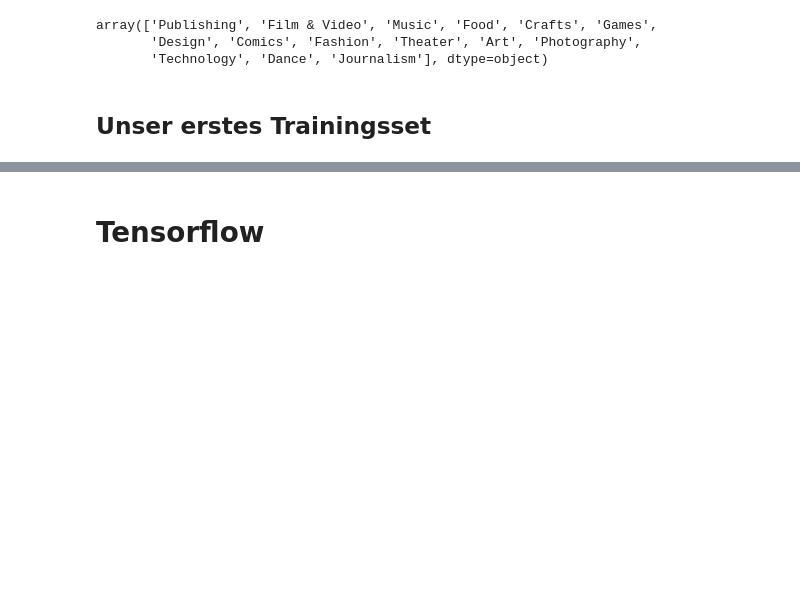
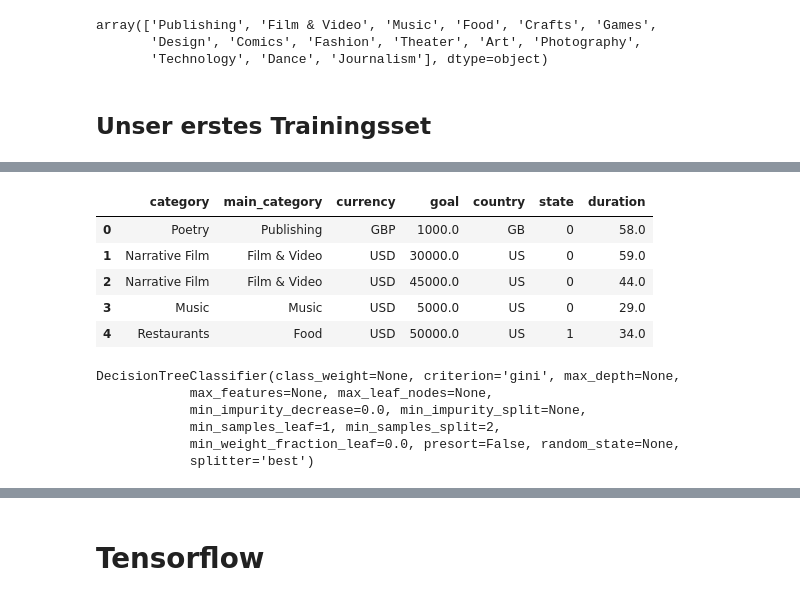
Before and after one commit to solutionfinders/PythonforAI, a Jupyter notebook: PythonforAI.ipynb, the cells around one changed output, grey strips where cells are left out. Cells and saved outputs as stored; diff of their text form; code cells hidden in the pictures; blank space fills up the shorter version.

```diff
--- a/PythonforAI.ipynb
+++ b/PythonforAI.ipynb
@@ -488,0 +660,3 @@ X_train, X_test, y_train, y_test = train_test_split(
+# %%
+kickstarter_third["deadline"] = pd.to_datetime(kickstarter_third["deadline"])
+kickstarter_third["launched"] = pd.to_datetime(kickstarter_third["launched"])
@@ -488,0 +689,2 @@ X_train, X_test, y_train, y_test = train_test_split(
+# %%
+kickstarter_third["duration"] = kickstarter_third["deadline"] - kickstarter_third["launched"]
@@ -488,0 +697,2 @@ X_train, X_test, y_train, y_test = train_test_split(
+# %%
+kickstarter_third["duration"] = kickstarter_third.duration.astype('timedelta64[D]')
@@ -488,0 +705,2 @@ X_train, X_test, y_train, y_test = train_test_split(
+# %%
+kickstarter_third.drop(["deadline", "launched"], axis =1, inplace = True)
@@ -488,0 +800,9 @@ X_train, X_test, y_train, y_test = train_test_split(
+# %%
+kickstarter_third.head()
+# %% [output]
+|  | category | main_category | currency | goal | country | state | duration |
+| 0 | Poetry | Publishing | GBP | 1000.0 | GB | 0 | 58.0 |
+| 1 | Narrative Film | Film & Video | USD | 30000.0 | US | 0 | 59.0 |
+| 2 | Narrative Film | Film & Video | USD | 45000.0 | US | 0 | 44.0 |
+| 3 | Music | Music | USD | 5000.0 | US | 0 | 29.0 |
+| 4 | Restaurants | Food | USD | 50000.0 | US | 1 | 34.0 |
@@ -488,0 +819,10 @@ X_train, X_test, y_train, y_test = train_test_split(
+# %%
+entscheidungsbaum_model = DecisionTreeClassifier()
+entscheidungsbaum_model.fit(X_train, y_train)
+# %% [output]
+DecisionTreeClassifier(class_weight=None, criterion='gini', max_depth=None,
+            max_features=None, max_leaf_nodes=None,
+            min_impurity_decrease=0.0, min_impurity_split=None,
+            min_samples_leaf=1, min_samples_split=2,
+            min_weight_fraction_leaf=0.0, presort=False, random_state=None,
+            splitter='best')
```
Also changed, not shown: parts of 57 cells of this notebook.
